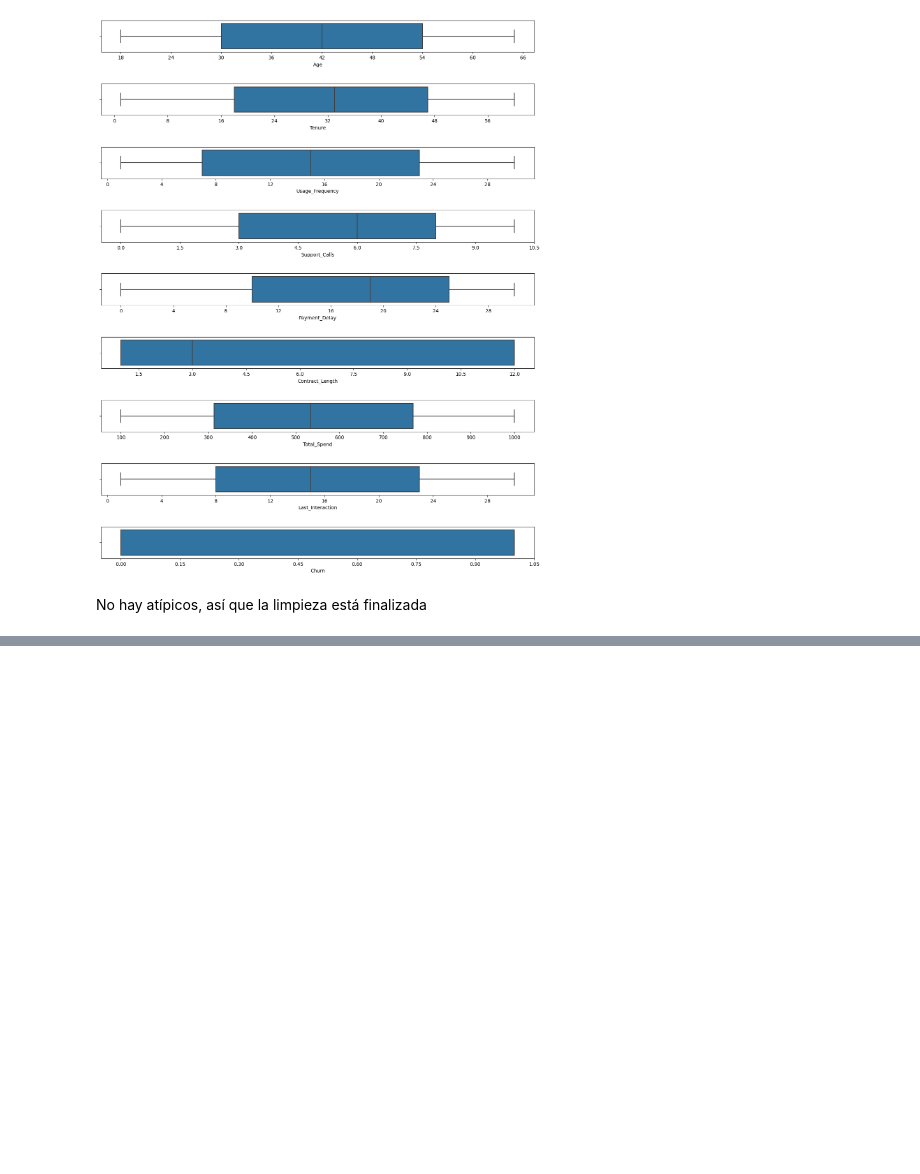
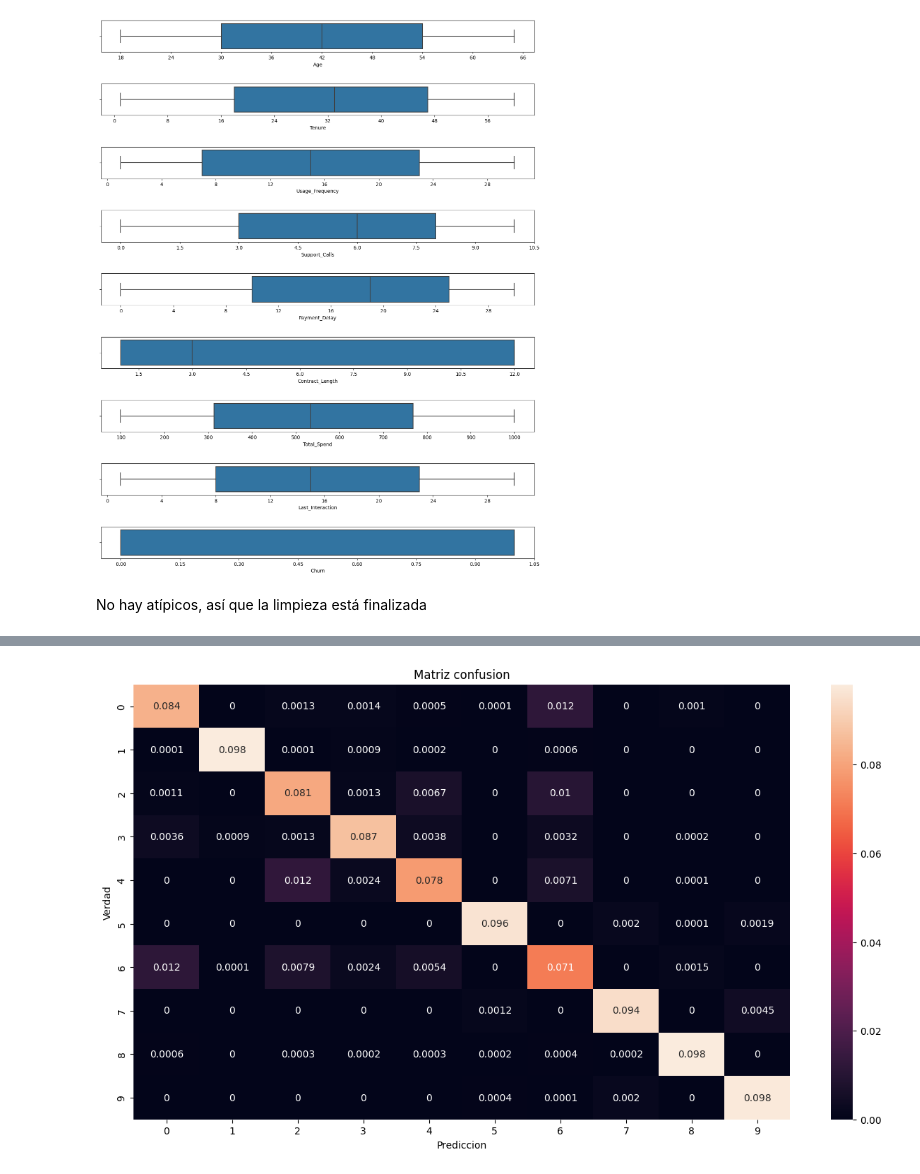
Before and after one commit to fatimafer/Exercises_deep_learning, a Jupyter notebook: Customer churn/Ejercicio clasificacion.ipynb, the cells around one changed output, grey strips where cells are left out. Cells and saved outputs as stored; diff of their text form; code cells hidden in the pictures; blank space fills up the shorter version.

```diff
--- a/Customer churn/Ejercicio clasificacion.ipynb
+++ b/Customer churn/Ejercicio clasificacion.ipynb
@@ -355,0 +523,4 @@ No hay atípicos, así que la limpieza está finalizada
+# %%
+y_pred = np.argmax(y_prob, axis=1)
+
+y_pred
@@ -355,0 +552,11 @@ No hay atípicos, así que la limpieza está finalizada
+# %%
+plt.figure(figsize=(15, 8))
+
+ax=sns.heatmap(cm(y_test, y_pred)/cm(y_test, y_pred).sum(), annot=True)
+
+plt.title('Matriz confusion')
+plt.ylabel('Verdad')
+plt.xlabel('Prediccion')
+plt.show();
+# %% [output]
+[figure, added]
```
Also changed, not shown: parts of 44 cells of this notebook, 9 other files.
